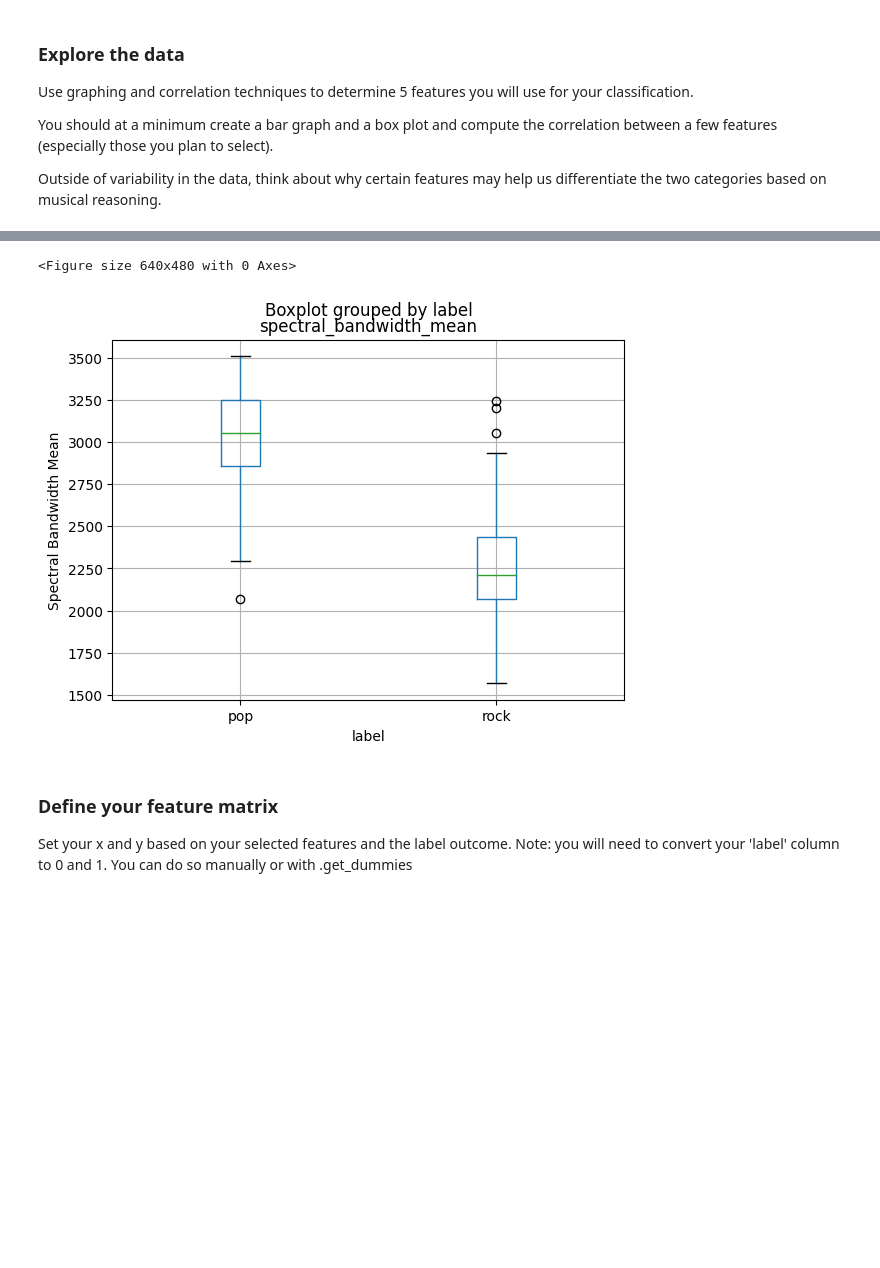
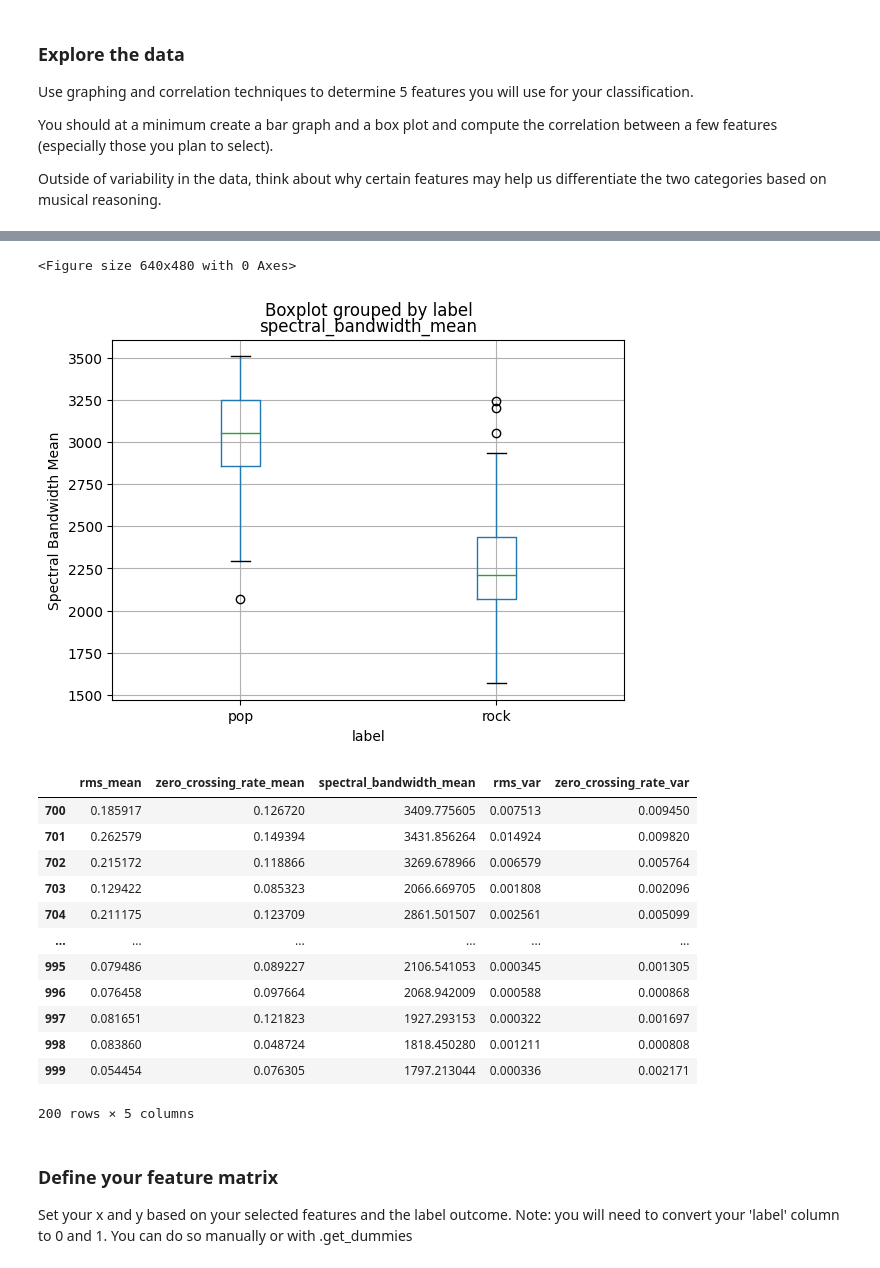
Before and after one commit to adityarpawar1902/AudioTechII, a Jupyter notebook: Activities/Activity7_PandasRegression.ipynb, the cells around one changed output, grey strips where cells are left out. Drawn from its saved outputs; the diff is of its cells as text; code cells hidden in the pictures; blank space fills up the shorter version.

```diff
--- a/Activities/Activity7_PandasRegression.ipynb
+++ b/Activities/Activity7_PandasRegression.ipynb
@@ -31,26 +31,40 @@ Outside of variability in the data, think about why certain features may help us
 # %%
 features = ['rms_mean','zero_crossing_rate_mean']
 grouped = df.groupby('label').mean()
 grouped_feat1 = grouped[features]
 
 features = ['rms_var','zero_crossing_rate_var']
 grouped = df.groupby('label').mean()
 grouped_feat2 = grouped[features]
 
 grouped_feat1.plot.bar(figsize=(8, 5), title='Average Features by Genre');
 grouped_feat2.plot.bar(figsize=(8, 5), title='Average Features by Genre');
 
 plt.figure()
 df.boxplot(column='spectral_bandwidth_mean', by='label');
 plt.ylabel('Spectral Bandwidth Mean')
 plt.show()
 
 features = ['rms_mean', 'zero_crossing_rate_mean', 'spectral_bandwidth_mean','rms_var','zero_crossing_rate_var']
+df[features]
 # %% [output]
 [figure]
 [figure]
 <Figure size 640x480 with 0 Axes>
 [figure]
+|  | rms_mean | zero_crossing_rate_mean | spectral_bandwidth_mean | rms_var | zero_crossing_rate_var |
+| 700 | 0.185917 | 0.126720 | 3409.775605 | 0.007513 | 0.009450 |
+| 701 | 0.262579 | 0.149394 | 3431.856264 | 0.014924 | 0.009820 |
+| 702 | 0.215172 | 0.118866 | 3269.678966 | 0.006579 | 0.005764 |
+| 703 | 0.129422 | 0.085323 | 2066.669705 | 0.001808 | 0.002096 |
+| 704 | 0.211175 | 0.123709 | 2861.501507 | 0.002561 | 0.005099 |
+| ... | ... | ... | ... | ... | ... |
+| 995 | 0.079486 | 0.089227 | 2106.541053 | 0.000345 | 0.001305 |
+| 996 | 0.076458 | 0.097664 | 2068.942009 | 0.000588 | 0.000868 |
+| 997 | 0.081651 | 0.121823 | 1927.293153 | 0.000322 | 0.001697 |
+| 998 | 0.083860 | 0.048724 | 1818.450280 | 0.001211 | 0.000808 |
+| 999 | 0.054454 | 0.076305 | 1797.213044 | 0.000336 | 0.002171 |
+200 rows × 5 columns
 # %% [markdown]
 ### Define your feature matrix
 
```
